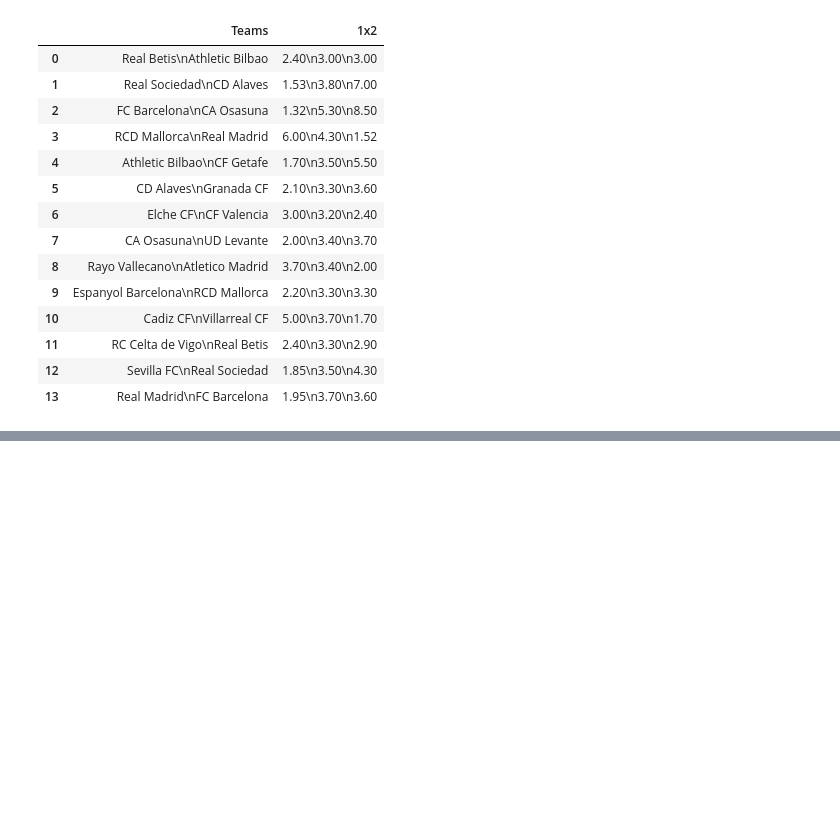
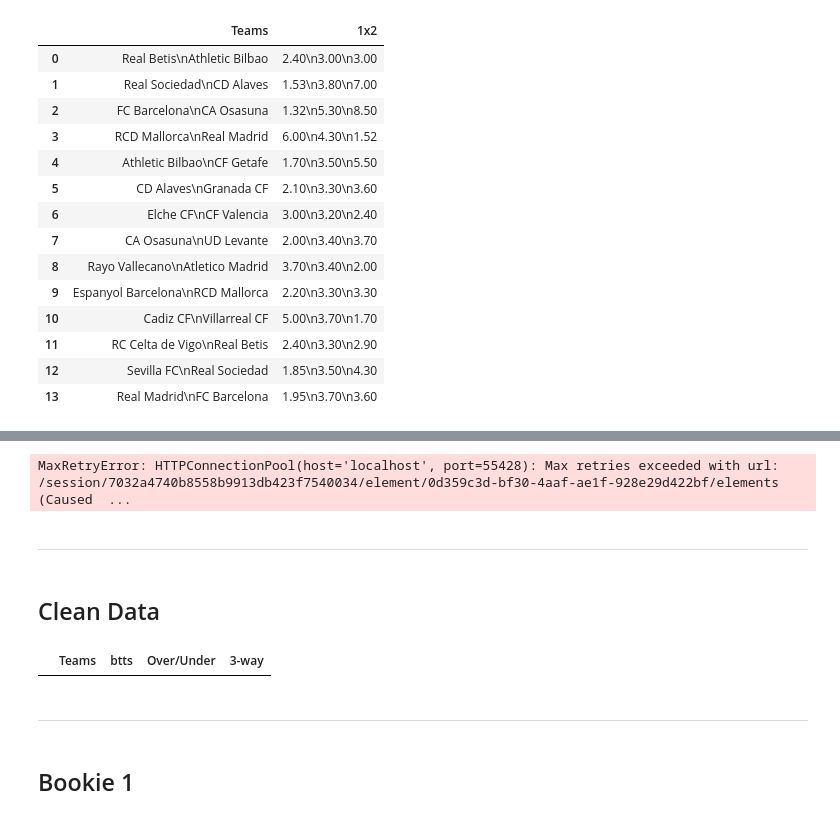
Before and after one commit to Jared-Godar/surebet, a Jupyter notebook: explore.ipynb, the cells around one changed output, grey strips where cells are left out. Drawn from its saved outputs; the diff is of its cells as text; code cells hidden in the pictures; blank space fills up the shorter version.

```diff
--- a/explore.ipynb
+++ b/explore.ipynb
@@ -121,0 +195,55 @@ df_gambling
+# %%
+#Getting data
+for match in single_row_events:
+    #'odd_events'
+    odds_event = match.find_elements_by_class_name('EventOddGroup-styles-odd-groups')
+    odds_events.append(odds_event)
+    # Team names
+    for team in match.find_elements_by_class_name('EventTeams-styles-titles'):
+        teams.append(team.text)
+#Getting data: the odds
+for odds_event in odds_events:
+    for n, box in enumerate(odds_event):
+        rows = box.find_elements_by_xpath('.//*')
+        if n == 0:
+            x12.append(rows[0].text)
+        #5 over/under + goal line
+        if n == 1:
+            parent = box.find_element_by_xpath('./..')
+            goals = parent.find_element_by_class_name('EventOddGroup-styles-fixed-param-text').text
+            over_under.append(goals+'\n'+rows[0].text)
+            #6 both teams to score
+        if n == 2:
+            btts.append(rows[0].text)
+
+driver.quit()
+# %% [output]
+MaxRetryError: HTTPConnectionPool(host='localhost', port=55428): Max retries exceeded with url: /session/7032a4740b8558b9913db423f7540034/element/0d359c3d-bf30-4aaf-ae1f-928e29d422bf/elements (Caused  ...
+# %% [markdown]
+---
+# %% [markdown]
+## Clean Data
+# %%
+import pandas as pd
+import pickle
+
+
+pd.set_option('display.max_rows', 500)
+pd.set_option('display.max_columns', 500)
+pd.set_option('display.width', 1000)
+# %%
+#Storing lists within dictionary
+dict_gambling = {'Teams': teams, 'btts': btts,
+                 'Over/Under': over_under, '3-way': x12}
+#Presenting data in dataframe
+df_tipico = pd.DataFrame.from_dict(dict_gambling)
+#clean leading and trailing whitespaces of all odds
+df_tipico = df_tipico.applymap(lambda x: x.strip() if isinstance(x, str) else x)
+# %%
+df_tipico
+# %% [output]
+|  | Teams | btts | Over/Under | 3-way |
+# %% [markdown]
+---
+# %% [markdown]
+## Bookie 1
```
Also changed, not shown: parts of 18 cells of this notebook, 1 other file.
